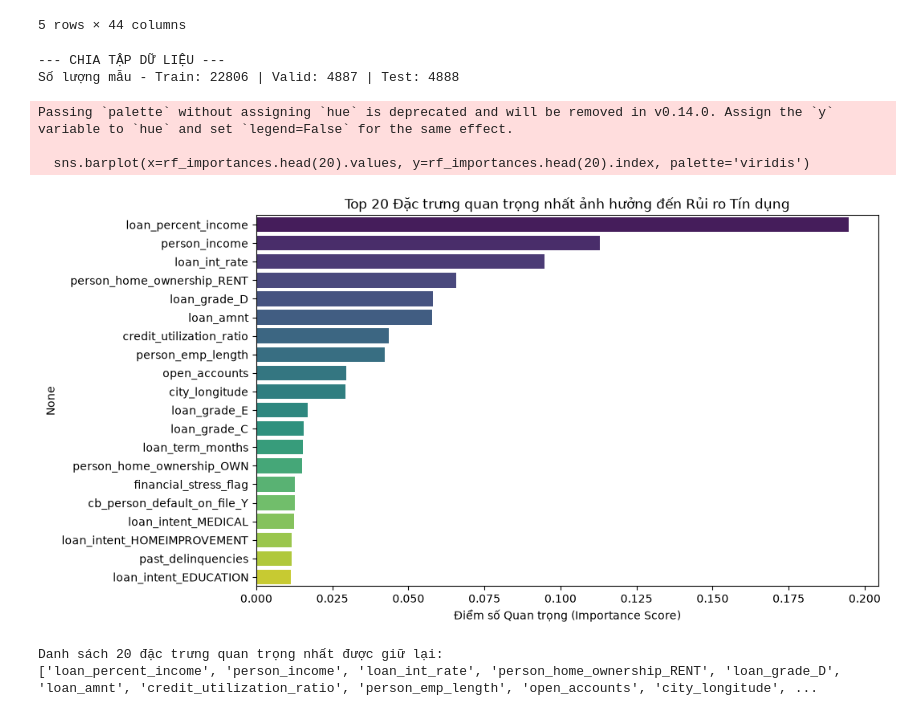
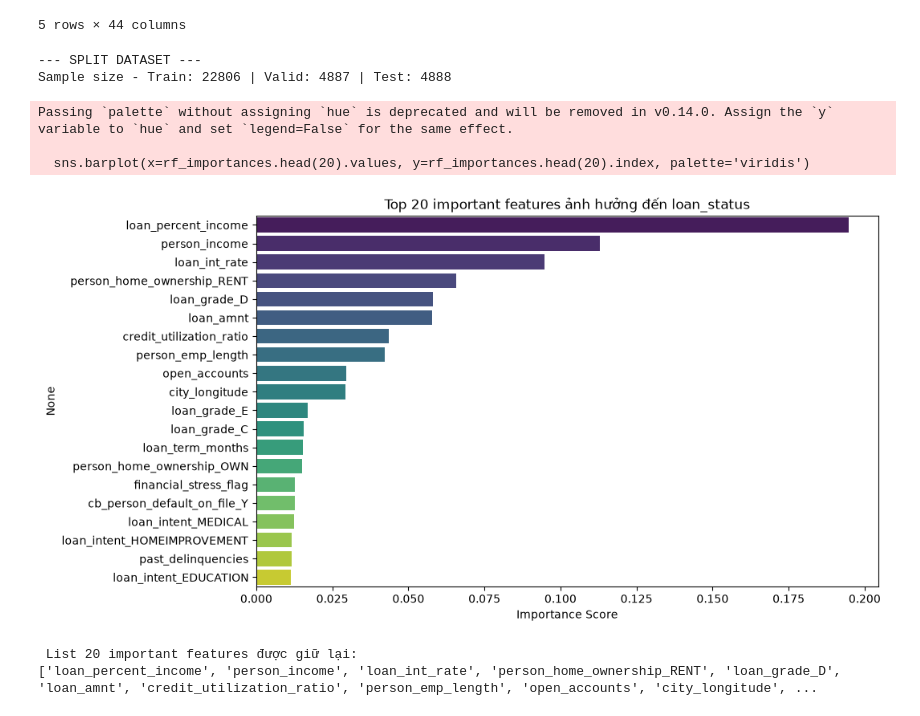
Before and after one commit to bqhbq/Credit-Risk-Management, a Jupyter notebook: normalization.ipynb, the cells around one changed output. Cells and saved outputs as stored; diff of their text form; code cells hidden in the pictures.

```diff
--- a/normalization.ipynb
+++ b/normalization.ipynb
@@ -50,53 +50,53 @@ X_encoded.head()
 | 4 | 54400 | 8.0 | 35000 | 14.27 | 0.55 | -78.8784 | ... |
 5 rows × 44 columns
 # %%
-print("--- CHIA TẬP DỮ LIỆU ---")
-# Cắt 15% làm tập Test, chừa 85% làm tập Tạm (Temp)
+print("--- SPLIT DATASET ---")
+# 15% làm tập Test, 85% làm tập Temp
 X_temp, X_test_raw, y_temp, y_test = train_test_split(
     X_encoded, y, test_size=0.15, random_state=42, stratify=y
 )
 
-# Từ 85% tập Tạm, cắt tiếp để lấy 15% (của tổng) làm Valid, còn lại 70% làm Train
+# Từ 85% tập Temp, cắt tiếp lấy 15% làm Valid, 70% làm Train
 valid_ratio = 0.15 / 0.85
 X_train_raw, X_valid_raw, y_train, y_valid = train_test_split(
     X_temp, y_temp, test_size=valid_ratio, random_state=42, stratify=y_temp
 )
 
-print(f"Số lượng mẫu - Train: {X_train_raw.shape[0]} | Valid: {X_valid_raw.shape[0]} | Test: {X_test_raw.shape[0]}")
+print(f"Sample size - Train: {X_train_raw.shape[0]} | Valid: {X_valid_raw.shape[0]} | Test: {X_test_raw.shape[0]}")
 # %% [output]
---- CHIA TẬP DỮ LIỆU ---
-Số lượng mẫu - Train: 22806 | Valid: 4887 | Test: 4888
+--- SPLIT DATASET ---
+Sample size - Train: 22806 | Valid: 4887 | Test: 4888
 # %%
 from sklearn.ensemble import RandomForestClassifier
 from sklearn.model_selection import train_test_split
 import seaborn as sns
 from matplotlib import pyplot as plt
 
 # Huấn luyện mô hình Random Forest để tìm Feature Importance
 rf = RandomForestClassifier(n_estimators=100, random_state=42, n_jobs=-1)
 rf.fit(X_train_raw, y_train)
 
 # Trích xuất và sắp xếp mức độ quan trọng
 importances = rf.feature_importances_
 feature_names = X_train_raw.columns
 rf_importances = pd.Series(importances, index=feature_names).sort_values(ascending=False)
 
 # Trực quan hóa Top các Feature quan trọng nhất
 plt.figure(figsize=(10, 6))
 sns.barplot(x=rf_importances.head(20).values, y=rf_importances.head(20).index, palette='viridis')
-plt.title('Top 20 Đặc trưng quan trọng nhất ảnh hưởng đến Rủi ro Tín dụng')
-plt.xlabel('Điểm số Quan trọng (Importance Score)')
+plt.title('Top 20 important features ảnh hưởng đến loan_status')
+plt.xlabel('Importance Score')
 plt.show()
 
 # 4. Lựa chọn 20 Feature giữ lại dựa trên ngưỡng hoặc số lượng cố định
 top_features = rf_importances.head(20).index.tolist()
-print(f"\nDanh sách 20 đặc trưng quan trọng nhất được giữ lại:\n{top_features}")
+print(f"\n List 20 important features được giữ lại:\n{top_features}")
 # %% [output]
 Passing `palette` without assigning `hue` is deprecated and will be removed in v0.14.0. Assign the `y` variable to `hue` and set `legend=False` for the same effect.
 
   sns.barplot(x=rf_importances.head(20).values, y=rf_importances.head(20).index, palette='viridis')
-[figure, old version]
+[figure, new version]
-Danh sách 20 đặc trưng quan trọng nhất được giữ lại:
+ List 20 important features được giữ lại:
 ['loan_percent_income', 'person_income', 'loan_int_rate', 'person_home_ownership_RENT', 'loan_grade_D', 'loan_amnt', 'credit_utilization_ratio', 'person_emp_length', 'open_accounts', 'city_longitude', ...
 # %%
 X_train = X_train_raw[top_features].copy()
```
Also changed, not shown: parts of 4 cells of this notebook, 7 other files.
